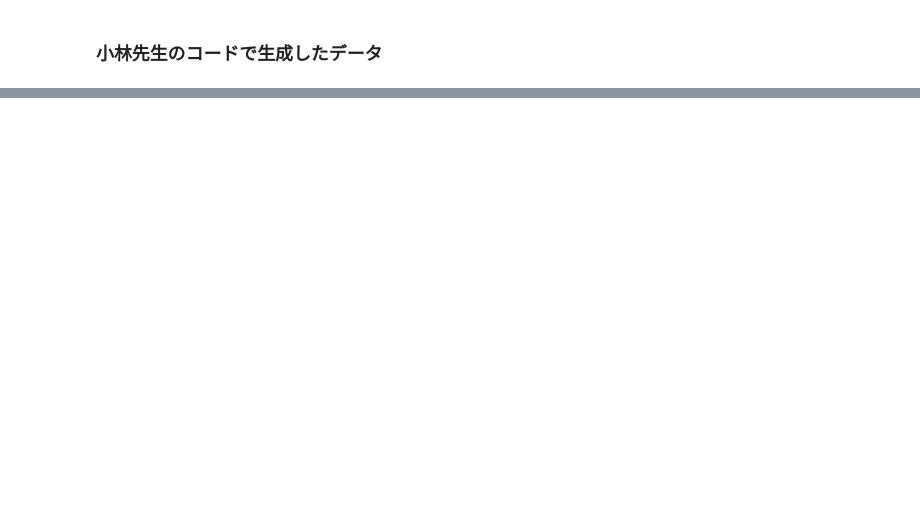
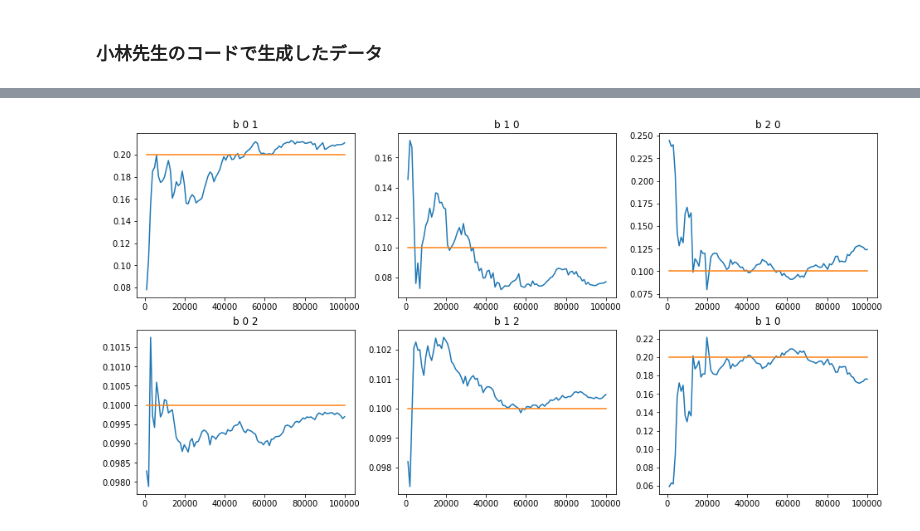
Before and after one commit to treepineakari1104/RA_work, a Jupyter notebook: MLE_hilbert.ipynb, the cells around one changed output, grey strips where cells are left out. Drawn from its saved outputs; the diff is of its cells as text; code cells hidden in the pictures; blank space fills up the shorter version.

```diff
--- a/MLE_hilbert.ipynb
+++ b/MLE_hilbert.ipynb
@@ -127,0 +208,45 @@ result1 = np.delete(result1,0,  axis=1)
+# %%
+fig = plt.figure(figsize=(16,8))
+ax1 = plt.subplot2grid((2,3), (0,0))
+ax2 = plt.subplot2grid((2,3), (1,0))
+ax3 = plt.subplot2grid((2,3), (0,1))
+ax4 = plt.subplot2grid((2,3), (1,1))
+ax5 = plt.subplot2grid((2,3), (0,2))
+ax6 = plt.subplot2grid((2,3), (1,2))
+
+#fig, (ax1, ax2, ax3, ax4, ax5, ax6) = plt.subplots(ncols=2, nrows=3, figsize=(14,20))
+
+
+#ax1.subplot(1,3,1)
+ax1.set_title("b 0 1")
+ax1.plot(Tlist, b_est.T[0][0])
+ax1.plot(Tlist, np.ones(len(Tlist)) *Connectivity_Matrix0[0][1])
+
+
+#plt.subplot(1,3,2)
+ax2.set_title("b 0 2")
+ax2.plot(Tlist, b_est.T[1][0])
+ax2.plot(Tlist, np.ones(len(Tlist)) * Connectivity_Matrix0[0][2])
+
+
+#ax3.subplot(1,3,3)
+ax3.set_title("b 1 0")
+ax3.plot(Tlist, b_est.T[0][1])
+ax3.plot(Tlist, np.ones(len(Tlist)) *Connectivity_Matrix0[1][0])
+
+ax4.set_title("b 1 2")
+ax4.plot(Tlist, b_est.T[1][1])
+ax4.plot(Tlist, np.ones(len(Tlist)) *Connectivity_Matrix0[1][2])
+
+ax5.set_title("b 2 0")
+ax5.plot(Tlist, b_est.T[0][2])
+ax5.plot(Tlist, np.ones(len(Tlist)) *Connectivity_Matrix0[2][0])
+
+ax6.set_title("b 1 0")
+ax6.plot(Tlist, b_est.T[1][2])
+ax6.plot(Tlist, np.ones(len(Tlist)) *Connectivity_Matrix0[2][1])
+
+
+fig.show()
+# %% [output]
+[figure, added]
```
Also changed, not shown: parts of 10 cells of this notebook, 22 other files.
